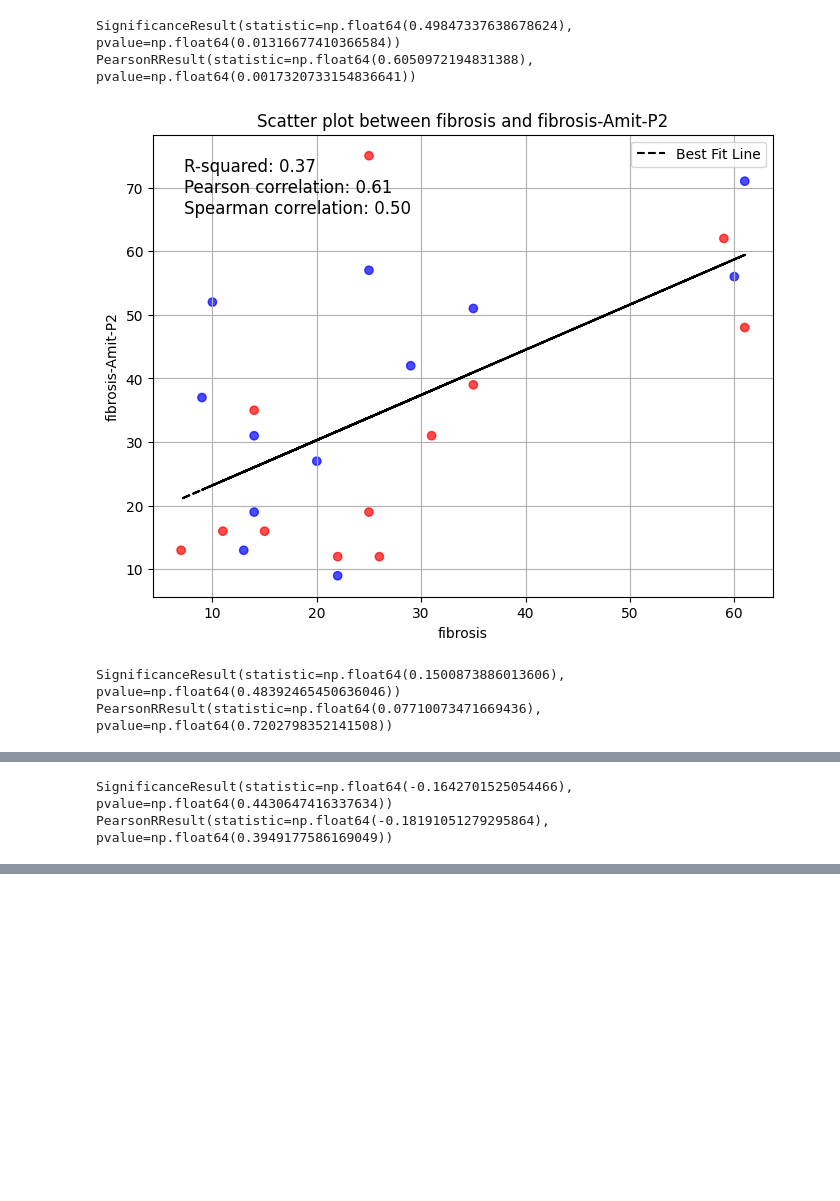
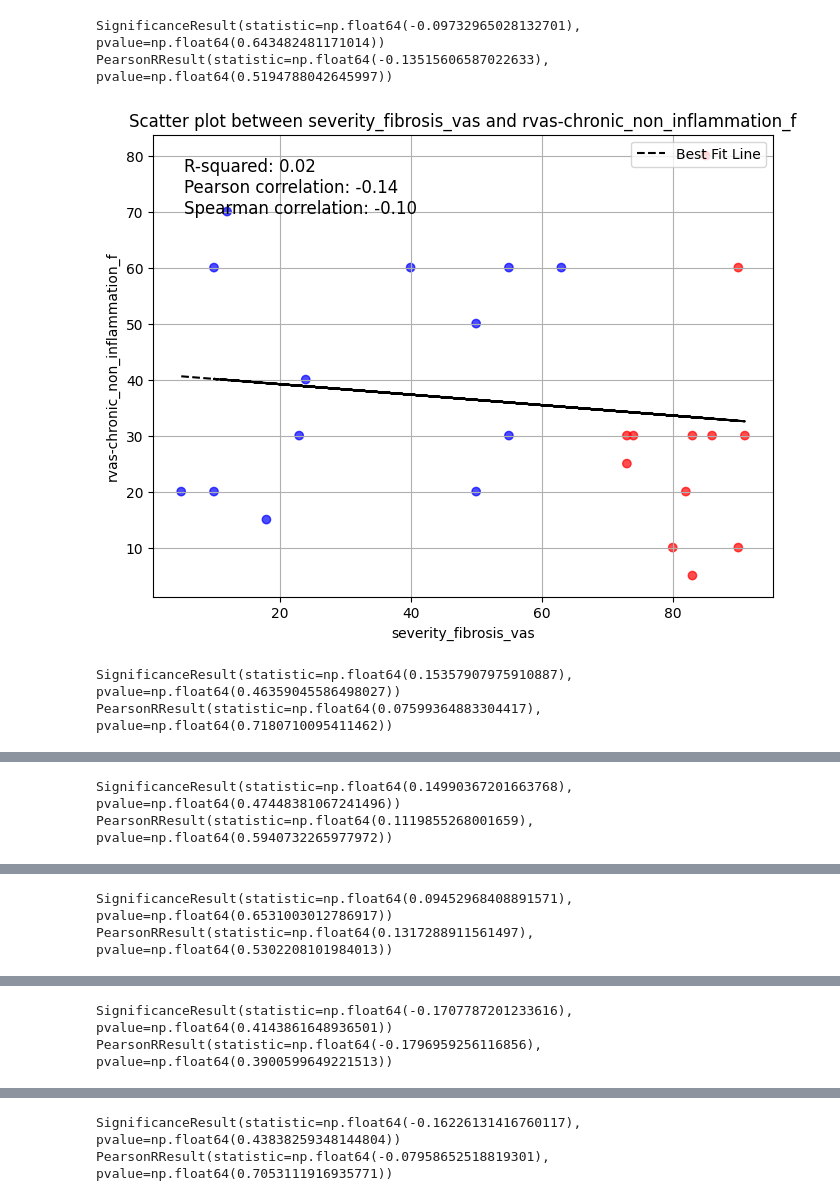
Before and after one commit to PrathyushVC/MedVent, a Jupyter notebook: AI_RWE/rad_reader_comparison.ipynb, the cells around one changed output, grey strips where cells are left out. Cells and saved outputs as stored; diff of their text form; code cells hidden in the pictures; blank space fills up the shorter version.

Commit message:
added in the phase 2 results and updated the merging of the sheets note that inflammation is mispelled from the source

```diff
--- a/AI_RWE/rad_reader_comparison.ipynb
+++ b/AI_RWE/rad_reader_comparison.ipynb
@@ -141,0 +119,27 @@ merged_ph2_pruned.drop(["record_id",'user',"alias_mrn"], axis=1,inplace=True)
+# %%
+
+csv_file = r'C:\Users\chirr\Downloads\dhb_phase2_scoring.csv'
+
+dhb_phase2 = pd.read_csv(csv_file)
+dhb_phase2.drop(columns=['scored','user','updated_at', dhb_phase2.columns[dhb_phase2.columns.str.match('Unnamed')][0]], inplace=True)
+
+columns_order = ['studyUID','fibrosis','inflamation','inflamationConfidence','fibrosisConfidence']
+dhb_phase2 = dhb_phase2[columns_order]
+
+# Modify column names excluding 'scored' and 'studyUID'
+for col in dhb_phase2.columns:
+    if col not in ['scored', 'studyUID']:
+        dhb_phase2.rename(columns={col: f'{col}-David-P2'}, inplace=True)
+
+
+
+output_csv = 'dhb_phase2.csv'
+dhb_phase2.to_csv(output_csv, index=False)
+# %%
+
+temp= pd.merge(namita_phase2,amit_phase2 , how='inner', left_on='studyUID',right_on='studyUID')
+merged_df_ph2=pd.merge(temp,dhb_phase2 , how='inner', left_on='studyUID',right_on='studyUID')
+
+print(merged_df_ph2)
+output_csv = 'phase2_merged_output.csv'
+merged_df_ph2.to_csv(output_csv, index=False)
@@ -141,0 +164,7 @@ merged_ph2_pruned.drop(["record_id",'user',"alias_mrn"], axis=1,inplace=True)
+# %%
+
+merged_df_ph1and2=pd.merge(merged_df,merged_df_ph2 , how='inner', left_on='studyUID',right_on='studyUID')
+
+print(merged_df_ph1and2)
+output_csv = 'phase1&2_merged_output.csv'
+merged_df_ph1and2.to_csv(output_csv, index=False)
@@ -142,18 +189,24 @@ merged_ph2_pruned.drop(["record_id",'user',"alias_mrn"], axis=1,inplace=True)
 # %%
 #pairs_fibrosis=[('fibrosis-Amit-P2','fibrosis-David'),('fibrosis','fibrosis-Amit-P2'),('fibrosis-Amit-P2','severity_fibrosis_vas'),]
 #pairs_inflammation=[('inflammation-Amit-P2','inflammation-David'),('inflammation','inflammation-Amit-P2'),('inflammation-Amit-P2','severity_inflammation_vas')]
 import matplotlib.pyplot as plt
 import os
 
-pairs_fibrosis=[('fibrosis','fibrosis-Amit-P2'),('fibrosis','severity_fibrosis_vas'),('fibrosis-Amit-P2','severity_fibrosis_vas')]
+pairs_fibrosis=[('severity_fibrosis_vas','rvas-chronic_non_inflammation_f'),
+                ('severity_fibrosis_vas','fibrosis-Amit'),
+                ('severity_fibrosis_vas','fibrosis-David'),
+                ('severity_fibrosis_vas','fibrosis-Namita-P2'),
+                ('severity_fibrosis_vas','fibrosis-Amit-P2'),
+                ('severity_fibrosis_vas','fibrosis-David-P2'),
+                ]
 output_dir = "figures"
 os.makedirs(output_dir, exist_ok=True)
 
 for  pairs in pairs_fibrosis:
-    rad_reader.scatter_with_best_fit(pairs[0], pairs[1], merged_ph2_pruned, color=merged_ph2_pruned['Bin_sev_fib_co70'].values)
+    rad_reader.scatter_with_best_fit(pairs[0], pairs[1], merged_df_ph1and2, color=merged_df_ph1and2['Bin_sev_fib_co70'].values)
 # %% [output]
-SignificanceResult(statistic=np.float64(0.49847337638678624), pvalue=np.float64(0.01316677410366584))
-PearsonRResult(statistic=np.float64(0.6050972194831388), pvalue=np.float64(0.0017320733154836641))
+SignificanceResult(statistic=np.float64(-0.09732965028132701), pvalue=np.float64(0.643482481171014))
+PearsonRResult(statistic=np.float64(-0.13515606587022633), pvalue=np.float64(0.5194788042645997))
-[figure, old version]
+[figure, new version]
-SignificanceResult(statistic=np.float64(0.1500873886013606), pvalue=np.float64(0.48392465450636046))
-PearsonRResult(statistic=np.float64(0.07710073471669436), pvalue=np.float64(0.7202798352141508))
+SignificanceResult(statistic=np.float64(0.15357907975910887), pvalue=np.float64(0.46359045586498027))
+PearsonRResult(statistic=np.float64(0.07599364883304417), pvalue=np.float64(0.7180710095411462))
@@ -161,2 +214,2 @@ PearsonRResult(statistic=np.float64(0.07710073471669436), pvalue=np.float64(0.72
-SignificanceResult(statistic=np.float64(-0.1642701525054466), pvalue=np.float64(0.4430647416337634))
-PearsonRResult(statistic=np.float64(-0.18191051279295864), pvalue=np.float64(0.3949177586169049))
+SignificanceResult(statistic=np.float64(0.14990367201663768), pvalue=np.float64(0.47448381067241496))
+PearsonRResult(statistic=np.float64(0.1119855268001659), pvalue=np.float64(0.5940732265977972))
@@ -163,0 +217,2 @@ PearsonRResult(statistic=np.float64(-0.18191051279295864), pvalue=np.float64(0.3
+SignificanceResult(statistic=np.float64(0.09452968408891571), pvalue=np.float64(0.6531003012786917))
+PearsonRResult(statistic=np.float64(0.1317288911561497), pvalue=np.float64(0.5302208101984013))
@@ -163,0 +220,2 @@ PearsonRResult(statistic=np.float64(-0.18191051279295864), pvalue=np.float64(0.3
+SignificanceResult(statistic=np.float64(-0.1707787201233616), pvalue=np.float64(0.4143861648936501))
+PearsonRResult(statistic=np.float64(-0.1796959256116856), pvalue=np.float64(0.3900599649221513))
@@ -163,0 +223,2 @@ PearsonRResult(statistic=np.float64(-0.18191051279295864), pvalue=np.float64(0.3
+SignificanceResult(statistic=np.float64(-0.16226131416760117), pvalue=np.float64(0.43838259348144804))
+PearsonRResult(statistic=np.float64(-0.07958652518819301), pvalue=np.float64(0.7053111916935771))
```
Also changed, not shown: parts of 21 cells of this notebook, 8 other files.
